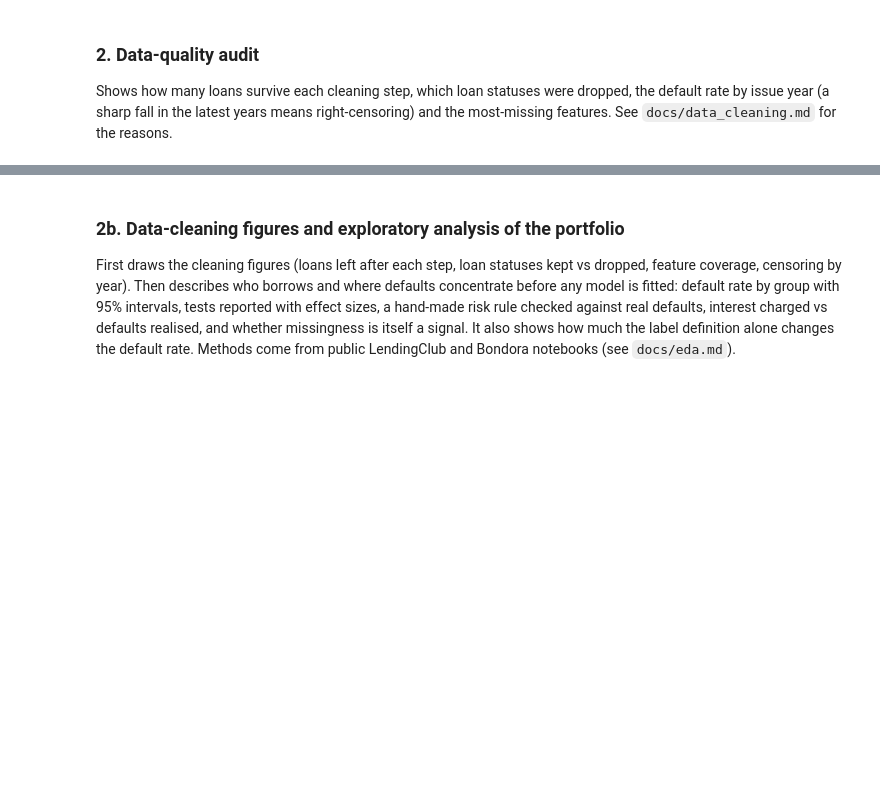
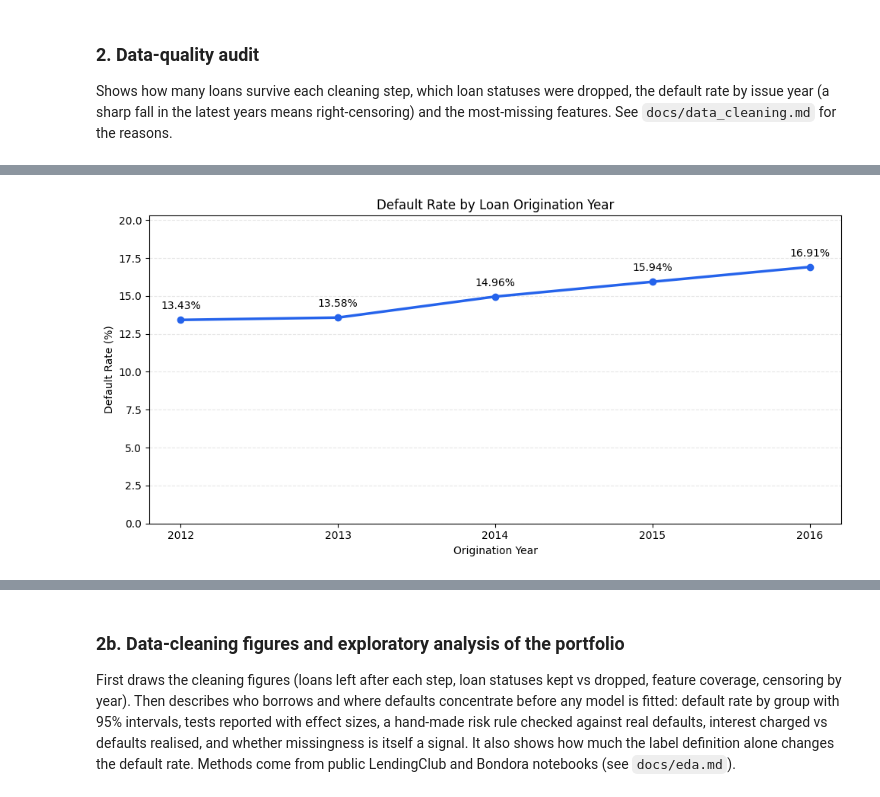
Before and after one commit to VRaca-Code/P2PCreditRiskValidation, a Jupyter notebook: notebooks/P2PCreditRiskValidation.ipynb, the cells around one changed output, grey strips where cells are left out. Cells and saved outputs as stored; diff of their text form; code cells hidden in the pictures; blank space fills up the shorter version.

```diff
--- a/notebooks/P2PCreditRiskValidation.ipynb
+++ b/notebooks/P2PCreditRiskValidation.ipynb
@@ -72,0 +268,94 @@ display(report["missingness"].head(10))
+# %%
+
+import pandas as pd
+import matplotlib.pyplot as plt
+from pathlib import Path
+
+def plot_default_rate_by_year(
+    df,
+    date_col="issue_d",
+    status_col="loan_status",
+    save_path="outputs/figures/default_rate_by_year.png"
+):
+    # Keep only resolved loan outcomes
+    data = df.loc[
+        df[status_col].isin(
+            ["Fully Paid", "Charged Off", "Default"]
+        ),
+        [date_col, status_col]
+    ].copy()
+
+    # Convert origination dates
+    data[date_col] = pd.to_datetime(
+        data[date_col], errors="coerce"
+    )
+
+    # Remove invalid dates and apply study cutoff
+    data = data.dropna(subset=[date_col])
+    data = data[data[date_col].dt.year <= 2016]
+
+    # Binary outcome: 1 = default, 0 = fully paid
+    data["default_target"] = (
+        data[status_col].isin(["Charged Off", "Default"])
+    ).astype(int)
+
+    # Aggregate automatically by origination year
+    yearly = (
+        data.groupby(data[date_col].dt.year)
+        .agg(
+            Loans=("default_target", "size"),
+            Default_rate=("default_target", "mean")
+        )
+        .reset_index()
+        .rename(columns={date_col: "Issue_year"})
+    )
+
+    if yearly.empty:
+        raise ValueError("No eligible resolved loans found.")
+
+    # Plot
+    fig, ax = plt.subplots(figsize=(10, 5))
+
+    ax.plot(
+        yearly["Issue_year"],
+        yearly["Default_rate"] * 100,
+        marker="o",
+        linewidth=2.5,
+        color="#2563EB"
+    )
+
+    for _, row in yearly.iterrows():
+        ax.annotate(
+            f"{row['Default_rate']:.2%}",
+            (row["Issue_year"], row["Default_rate"] * 100),
+            xytext=(0, 10),
+            textcoords="offset points",
+            ha="center"
+        )
+
+    ax.set_title("Default Rate by Loan Origination Year")
+    ax.set_xlabel("Origination Year")
+    ax.set_ylabel("Default Rate (%)")
+    ax.set_xticks(yearly["Issue_year"])
+    ax.set_ylim(0, max(5, yearly["Default_rate"].max() * 120))
+    ax.grid(axis="y", linestyle="--", alpha=0.3)
+
+    plt.tight_layout()
+
+    # Save figure
+    path = Path(save_path)
+    path.parent.mkdir(parents=True, exist_ok=True)
+    fig.savefig(path, dpi=300, bbox_inches="tight")
+
+    plt.show()
+    plt.close(fig)
+
+    return yearly
+
+
+# RUN THE FUNCTION ON YOUR ACTUAL DATAFRAME
+yearly_summary = plot_default_rate_by_year(raw)
+
+display(yearly_summary)
+# %% [output]
+[figure, added]
```
Also changed, not shown: parts of 10 cells of this notebook.
